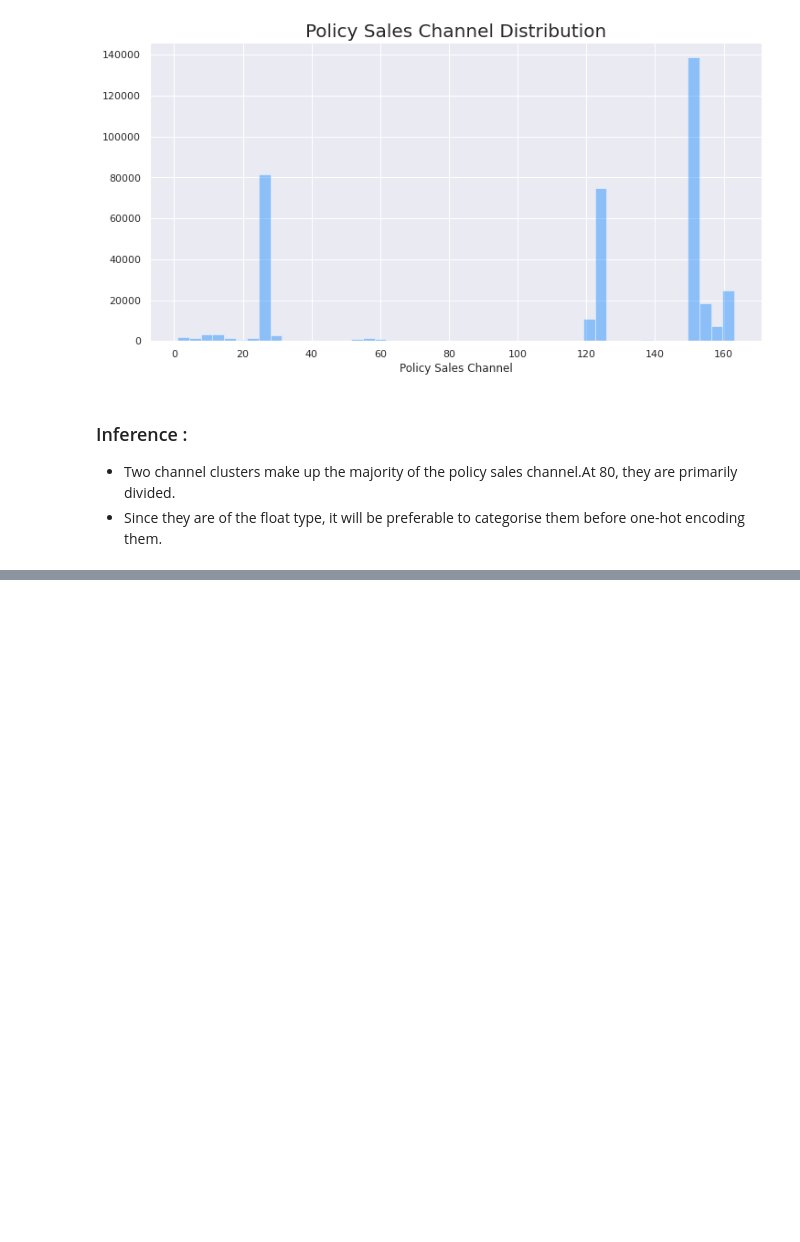
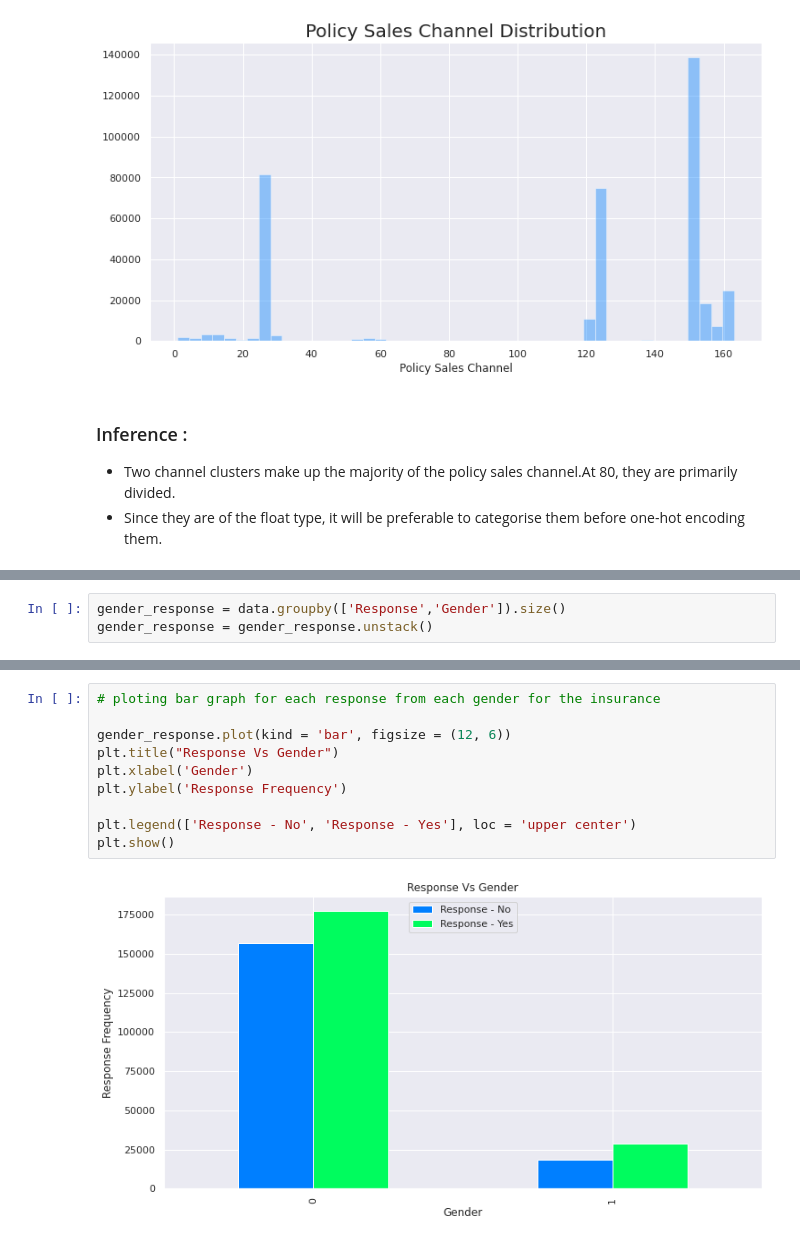
Before and after one commit to pinky-thakur/Health_Insuarance_Cross_Sell_Prediction, a Jupyter notebook: Health_Insurance_Cross_Sell_Prediction.ipynb, the cells around one changed output, grey strips where cells are left out. Saved outputs shown, nothing was run; the diff lists cells and outputs as text; blank space fills up the shorter version.

```diff
--- a/Health_Insurance_Cross_Sell_Prediction.ipynb
+++ b/Health_Insurance_Cross_Sell_Prediction.ipynb
@@ -797,0 +804,3 @@ plt.show()
+# %%
+gender_response = data.groupby(['Response','Gender']).size()
+gender_response = gender_response.unstack()
@@ -797,0 +821,12 @@ plt.show()
+# %%
+# ploting bar graph for each response from each gender for the insurance
+
+gender_response.plot(kind = 'bar', figsize = (12, 6))
+plt.title("Response Vs Gender")
+plt.xlabel('Gender')
+plt.ylabel('Response Frequency')
+
+plt.legend(['Response - No', 'Response - Yes'], loc = 'upper center')
+plt.show()
+# %% [output]
+[figure, added]
```
Also changed, not shown: parts of 85 cells of this notebook.
